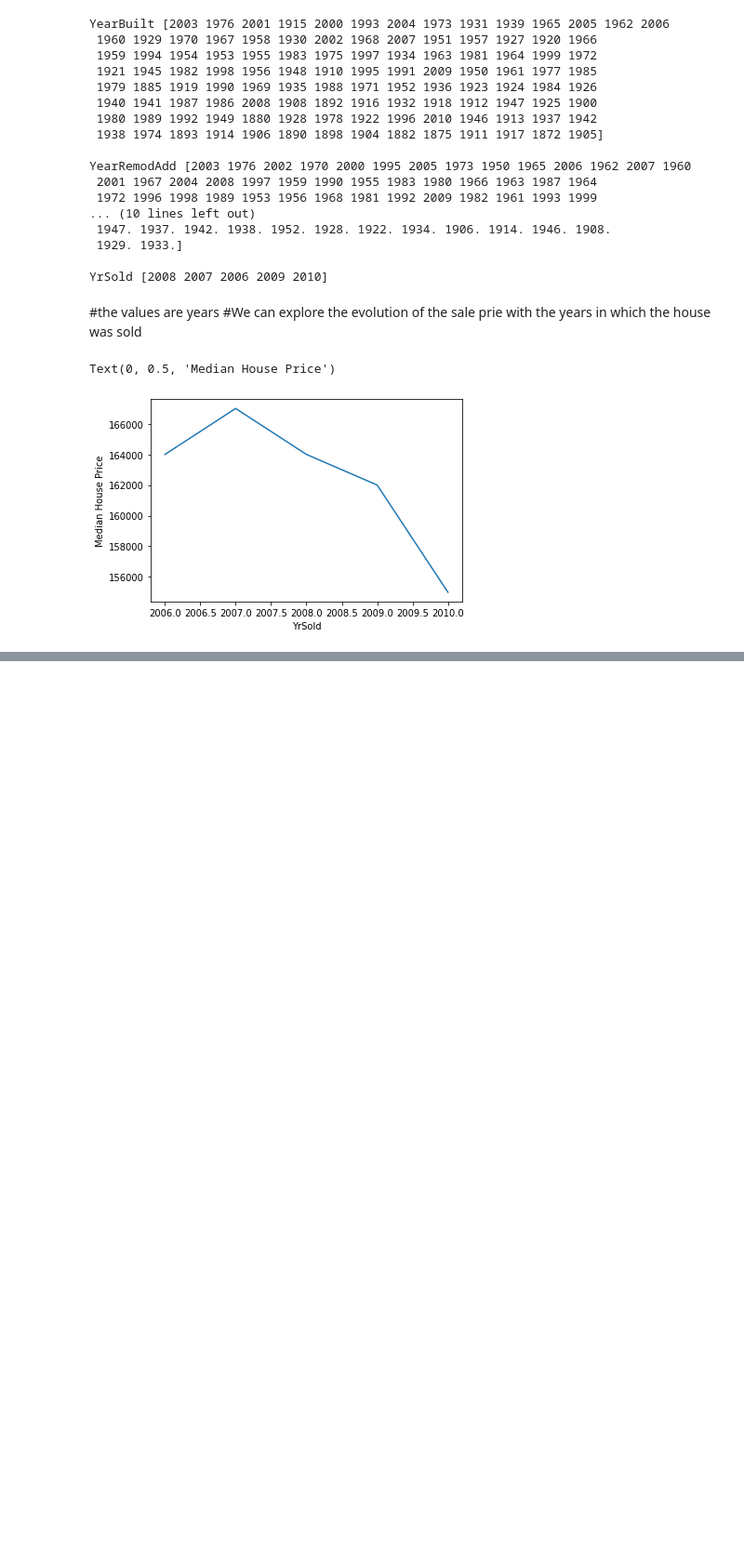
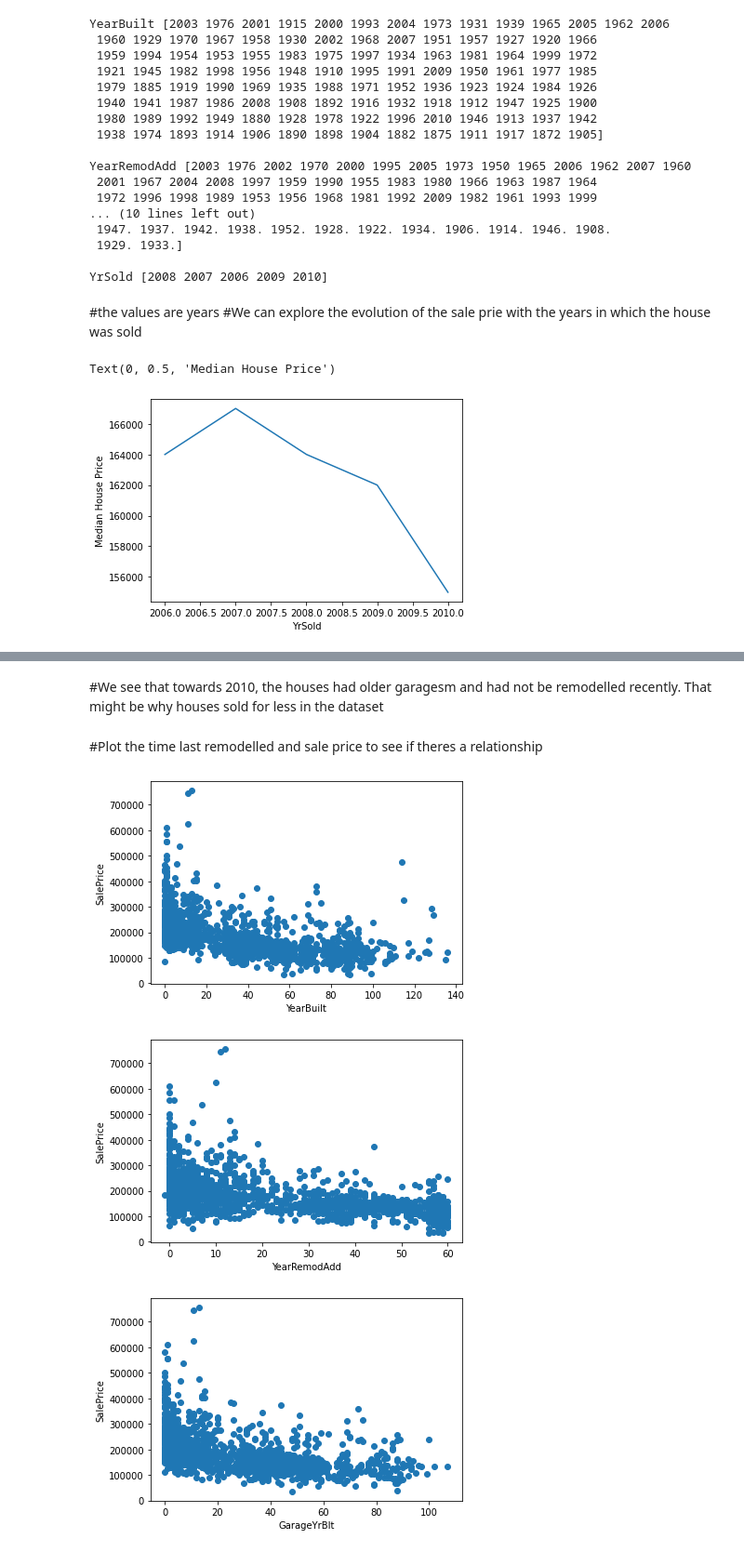
Before and after one commit to quintonmills/HousePricePredict, a Jupyter notebook: HPDataAnalysis.ipynb, the cells around one changed output, grey strips where cells are left out. Shown at 93% size. Saved outputs shown, nothing was run; the diff lists cells and outputs as text; code cells hidden in the pictures; blank space fills up the shorter version.

```diff
--- a/HPDataAnalysis.ipynb
+++ b/HPDataAnalysis.ipynb
@@ -268,0 +299,22 @@ Text(0, 0.5, 'Median House Price')
+# %% [markdown]
+#We see that towards 2010, the houses had older garagesm and had not be remodelled recently. That might be why houses sold for less in the dataset
+# %% [markdown]
+#Plot the time last remodelled and sale price to see if theres a relationship
+# %%
+def analyse_year_vars(df, var):
+  df = df.copy()
+
+  #Capture differences between a year variable and year in which the house was sold
+  df[var] = df['YrSold'] - df[var]
+  plt.scatter(df[var], df["SalePrice"])
+  plt.ylabel('SalePrice')
+  plt.xlabel(var)
+  plt.show()
+
+for var in year_vars:
+  if var != 'YrSold':
+    analyse_year_vars(data, var)
+# %% [output]
+[figure, added]
+[figure, added]
+[figure, added]
```
Also changed, not shown: parts of 25 cells of this notebook.
